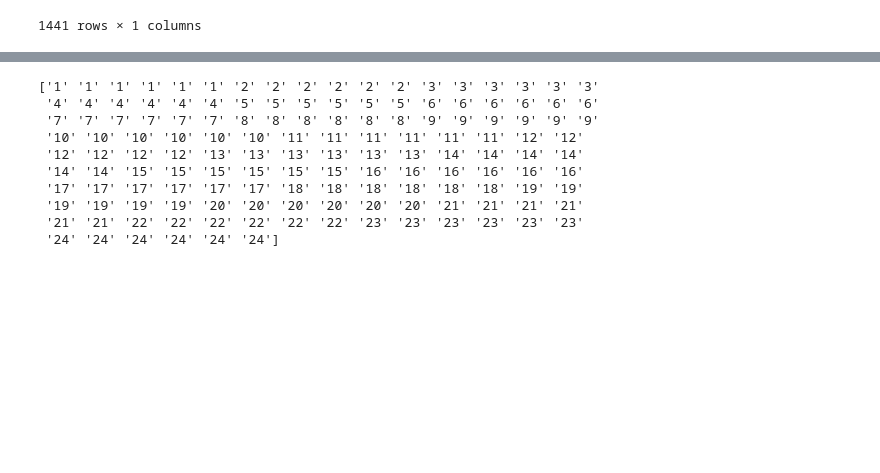
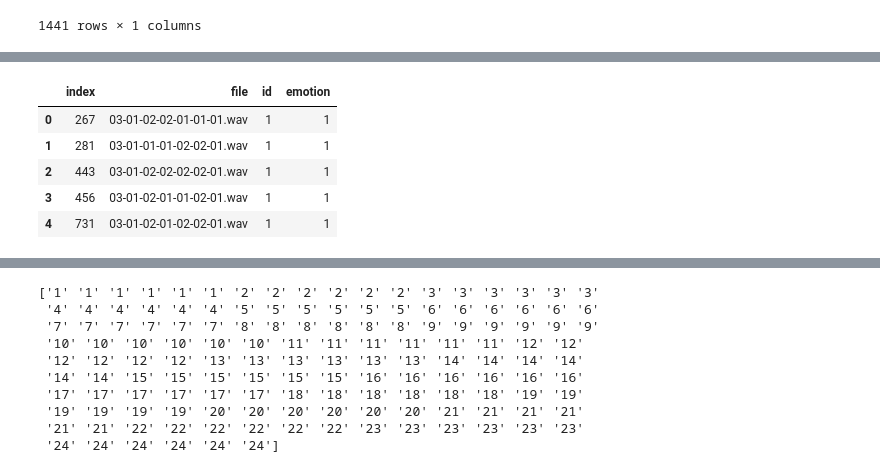
Before and after one commit to jthiepler/voice-classifier, a Jupyter notebook: code.ipynb, the cells around one changed output, grey strips where cells are left out. Cells and saved outputs as stored; diff of their text form; code cells hidden in the pictures; blank space fills up the shorter version.

```diff
--- a/code.ipynb
+++ b/code.ipynb
@@ -90,3 +100,12 @@ train
+# %%
+val.head()
+# %% [output]
+|  | index | file | id | emotion |
+| 0 | 267 | 03-01-02-02-01-01-01.wav | 1 | 1 |
+| 1 | 281 | 03-01-01-01-02-02-01.wav | 1 | 1 |
+| 2 | 443 | 03-01-02-02-02-02-01.wav | 1 | 1 |
+| 3 | 456 | 03-01-02-01-01-02-01.wav | 1 | 1 |
+| 4 | 731 | 03-01-02-01-02-02-01.wav | 1 | 1 |
 # %%
 def extract_features(files):
 
```
Also changed, not shown: parts of 15 cells of this notebook.
